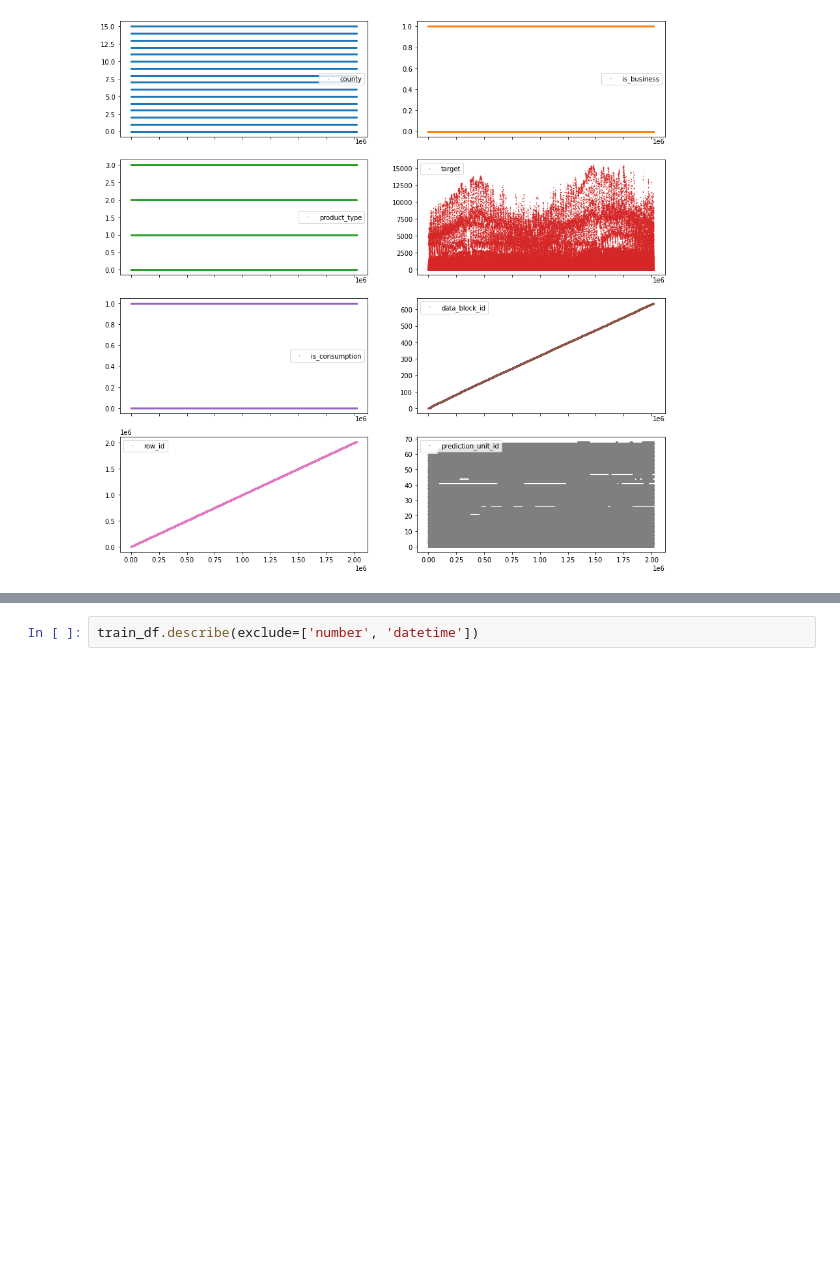
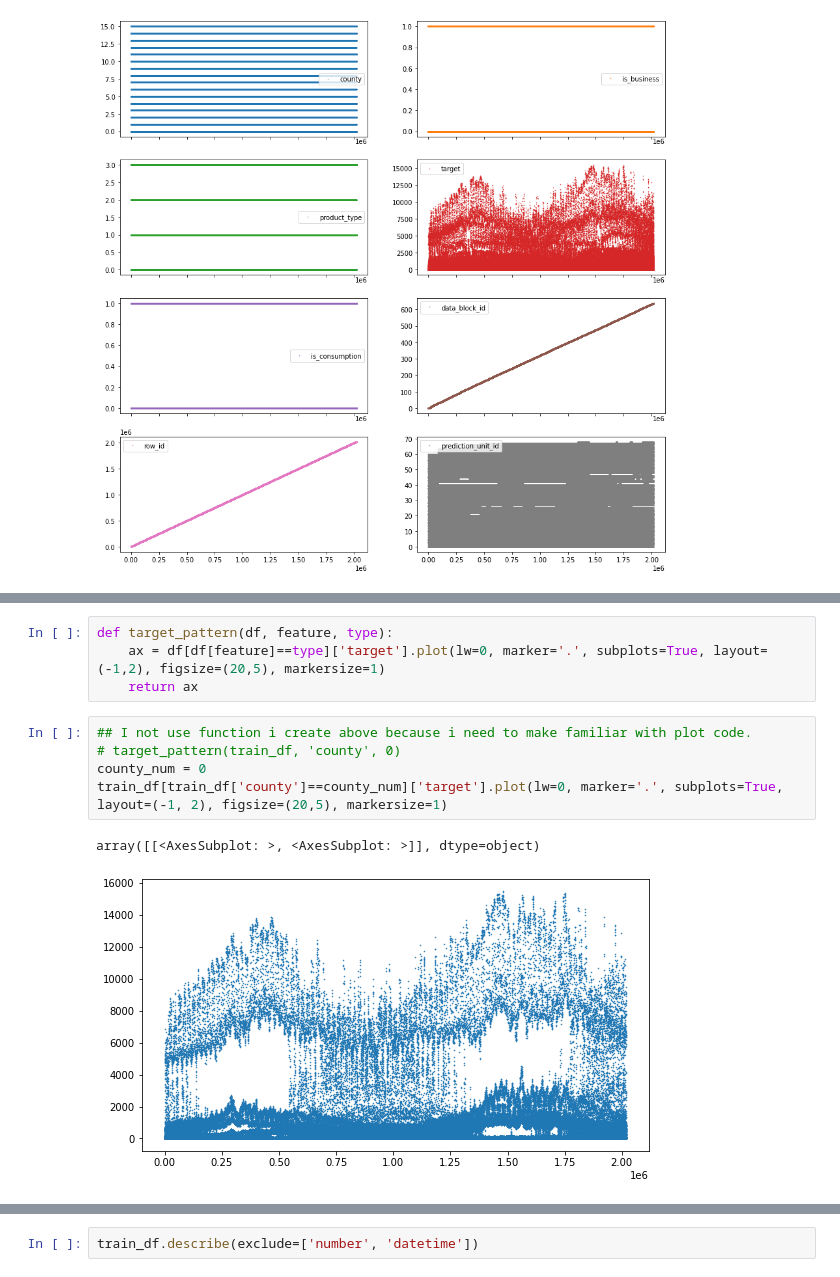
Before and after one commit to sitsawek/data-science-project, a Jupyter notebook: predict-energy-behavior-of-prosumers.ipynb, the cells around one changed output, grey strips where cells are left out. Saved outputs shown, nothing was run; the diff lists cells and outputs as text; blank space fills up the shorter version.

```diff
--- a/predict-energy-behavior-of-prosumers.ipynb
+++ b/predict-energy-behavior-of-prosumers.ipynb
@@ -129,0 +178,12 @@ array([[<AxesSubplot: >, <AxesSubplot: >],
+# %%
+def target_pattern(df, feature, type):
+    ax = df[df[feature]==type]['target'].plot(lw=0, marker='.', subplots=True, layout=(-1,2), figsize=(20,5), markersize=1)
+    return ax
+# %%
+## I not use function i create above because i need to make familiar with plot code.
+# target_pattern(train_df, 'county', 0)
+county_num = 0
+train_df[train_df['county']==county_num]['target'].plot(lw=0, marker='.', subplots=True, layout=(-1, 2), figsize=(20,5), markersize=1)
+# %% [output]
+array([[<AxesSubplot: >, <AxesSubplot: >]], dtype=object)
+[figure, added]
```
Also changed, not shown: parts of 12 cells of this notebook.
